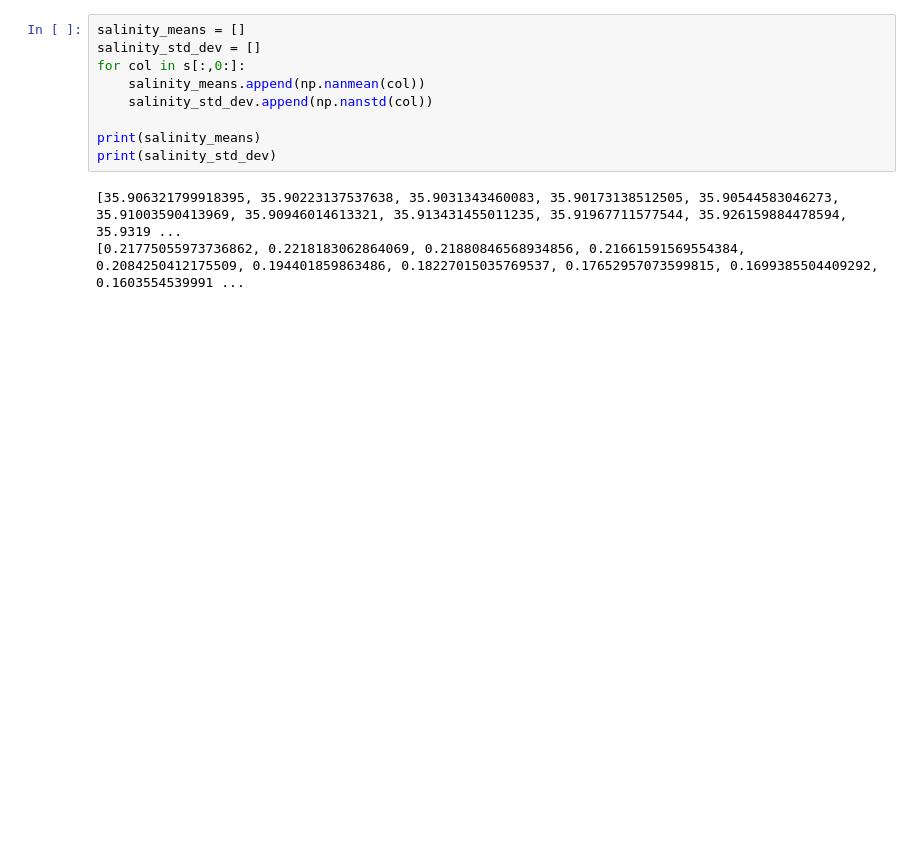
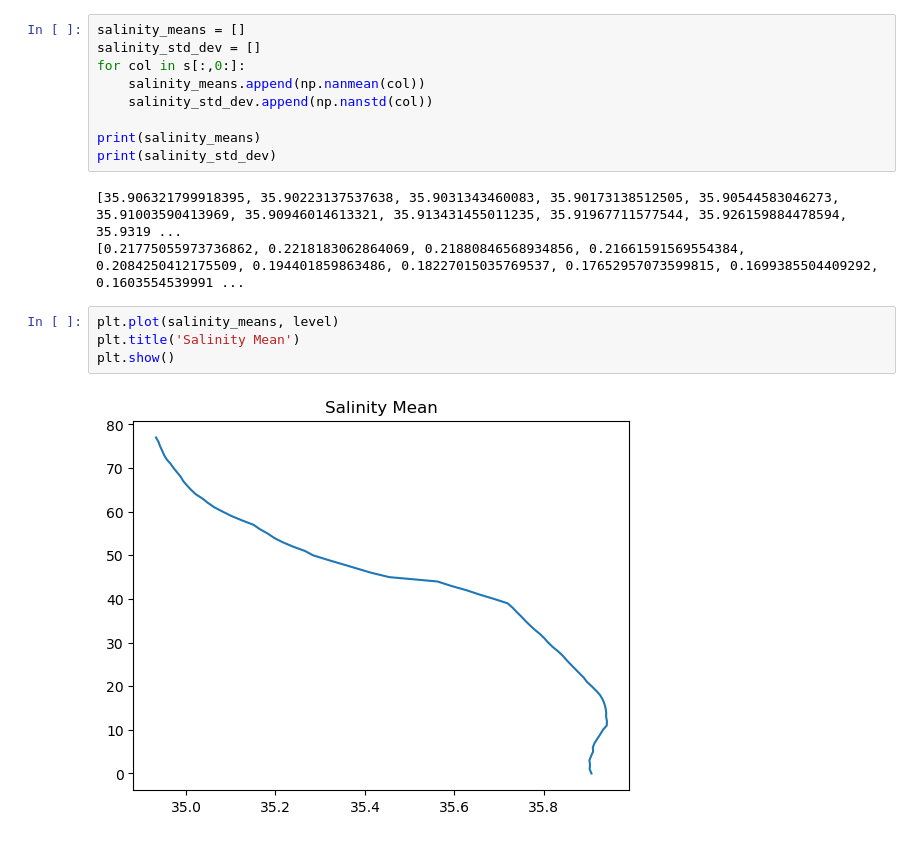
Before and after one commit to dwlakes/Enviro_Data_Science, a Jupyter notebook: assignments/assignment1.ipynb, the cells around one changed output. Cells and saved outputs as stored; diff of their text form; blank space fills up the shorter version.

```diff
--- a/assignments/assignment1.ipynb
+++ b/assignments/assignment1.ipynb
@@ -249,3 +204,9 @@ print(salinity_std_dev)
 # %% [output]
 [35.906321799918395, 35.90223137537638, 35.9031343460083, 35.90173138512505, 35.90544583046273, 35.91003590413969, 35.90946014613321, 35.913431455011235, 35.91967711577544, 35.926159884478594, 35.9319 ...
 [0.21775055973736862, 0.2218183062864069, 0.21880846568934856, 0.21661591569554384, 0.2084250412175509, 0.194401859863486, 0.18227015035769537, 0.17652957073599815, 0.1699385504409292, 0.1603554539991 ...
+# %%
+plt.plot(salinity_means, level)
+plt.title('Salinity Mean')
+plt.show()
+# %% [output]
+[figure, added]
```
Also changed, not shown: parts of 22 cells of this notebook, 2 other files.
